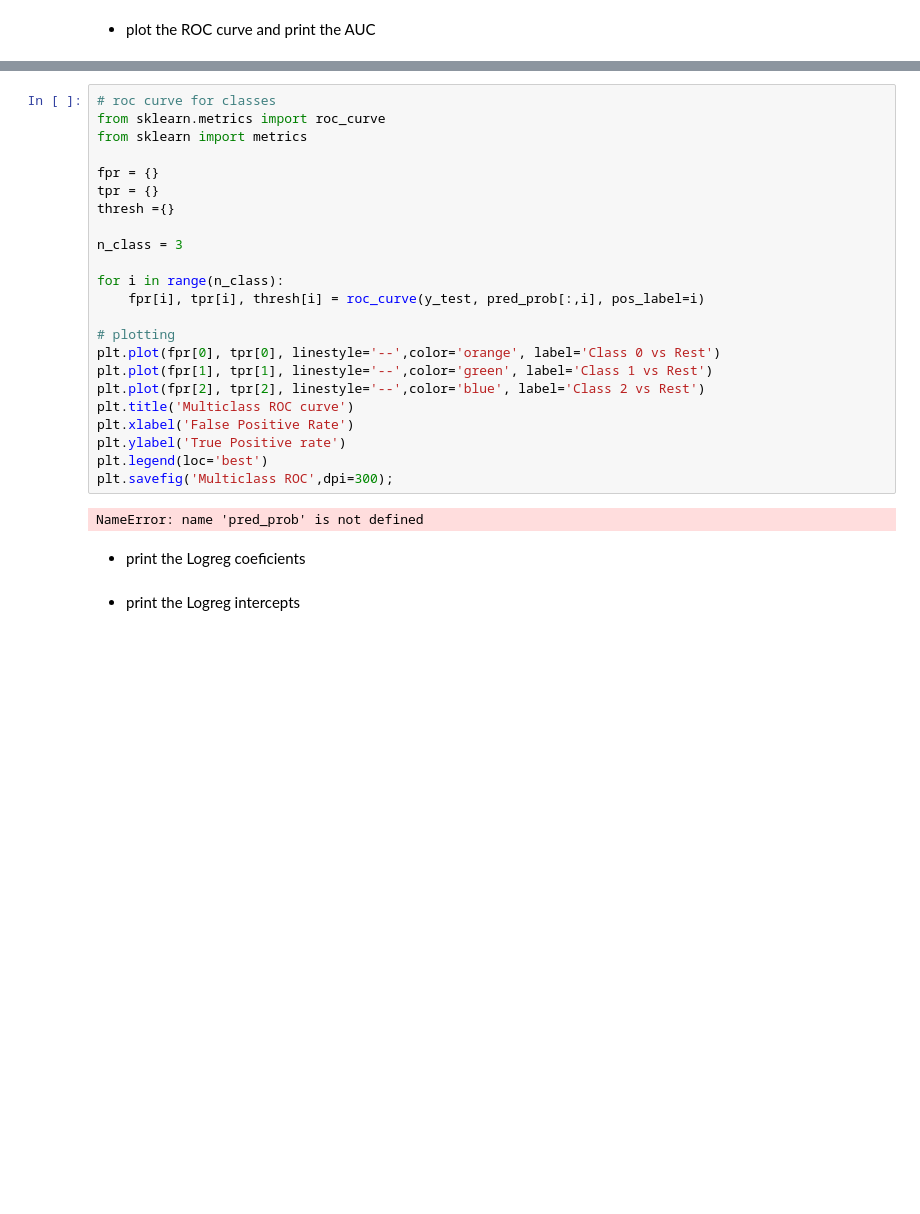
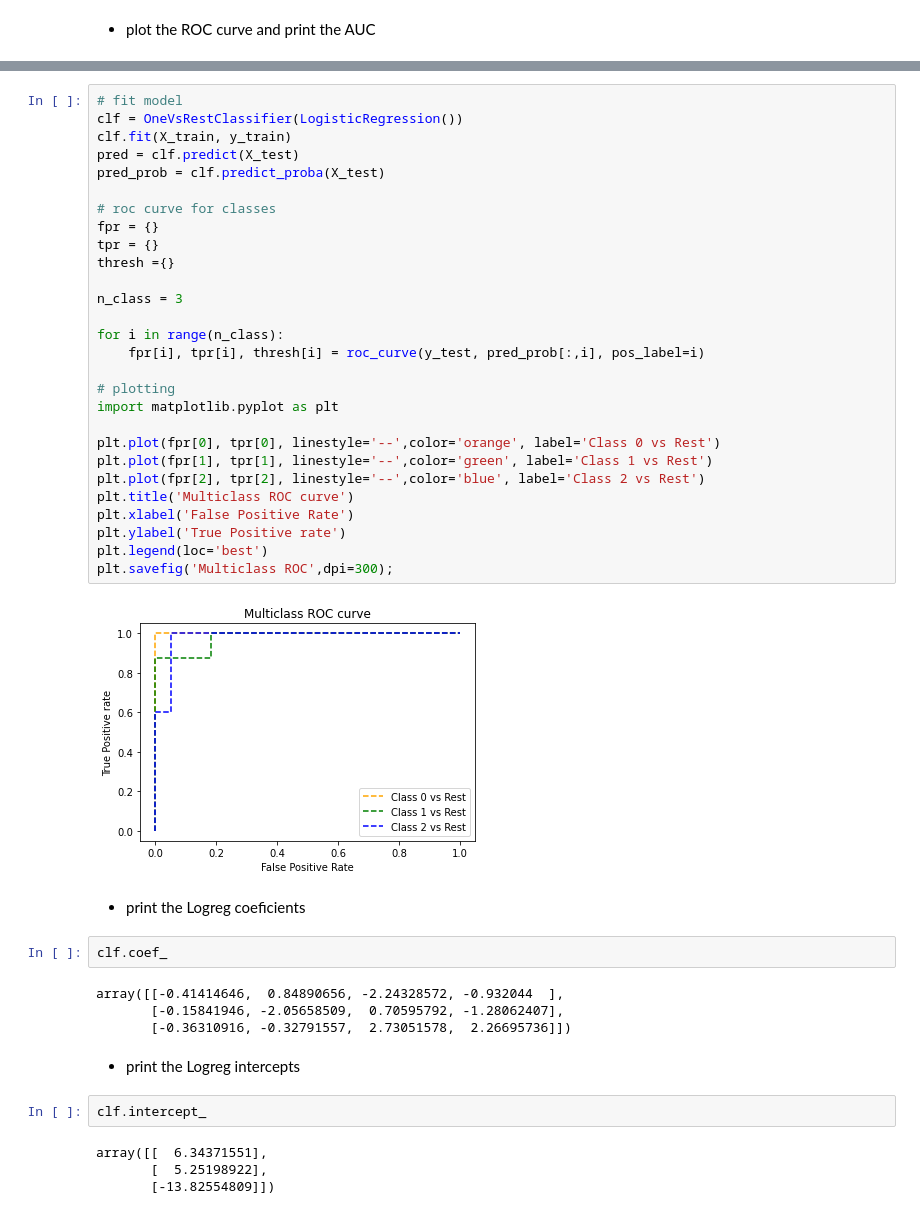
Before and after one commit to ShilpiST/lighthouse-python-fundamentals, a Jupyter notebook: logistic_regression_exercise.ipynb, the cells around one changed output, grey strips where cells are left out. Cells and saved outputs as stored; diff of their text form; blank space fills up the shorter version.

Commit message:
updated multi-class auc/roc curve

```diff
--- a/logistic_regression_exercise.ipynb
+++ b/logistic_regression_exercise.ipynb
@@ -193,29 +190,46 @@ ValueError: multiclass format is not supported
 # %%
+# fit model
+clf = OneVsRestClassifier(LogisticRegression())
+clf.fit(X_train, y_train)
+pred = clf.predict(X_test)
+pred_prob = clf.predict_proba(X_test)
+
 # roc curve for classes
-from sklearn.metrics import roc_curve
-from sklearn import metrics
-
 fpr = {}
 tpr = {}
 thresh ={}
 
 n_class = 3
 
 for i in range(n_class):
     fpr[i], tpr[i], thresh[i] = roc_curve(y_test, pred_prob[:,i], pos_label=i)
 
 # plotting
+import matplotlib.pyplot as plt
+
 plt.plot(fpr[0], tpr[0], linestyle='--',color='orange', label='Class 0 vs Rest')
 plt.plot(fpr[1], tpr[1], linestyle='--',color='green', label='Class 1 vs Rest')
 plt.plot(fpr[2], tpr[2], linestyle='--',color='blue', label='Class 2 vs Rest')
 plt.title('Multiclass ROC curve')
 plt.xlabel('False Positive Rate')
 plt.ylabel('True Positive rate')
 plt.legend(loc='best')
 plt.savefig('Multiclass ROC',dpi=300);
 # %% [output]
-NameError: name 'pred_prob' is not defined
+[figure, added]
 # %% [markdown]
 * print the Logreg coeficients
+# %%
+clf.coef_
+# %% [output]
+array([[-0.41414646,  0.84890656, -2.24328572, -0.932044  ],
+       [-0.15841946, -2.05658509,  0.70595792, -1.28062407],
+       [-0.36310916, -0.32791557,  2.73051578,  2.26695736]])
 # %% [markdown]
 * print the Logreg intercepts
+# %%
+clf.intercept_
+# %% [output]
+array([[  6.34371551],
+       [  5.25198922],
+       [-13.82554809]])
```
Also changed, not shown: parts of 8 cells of this notebook.
